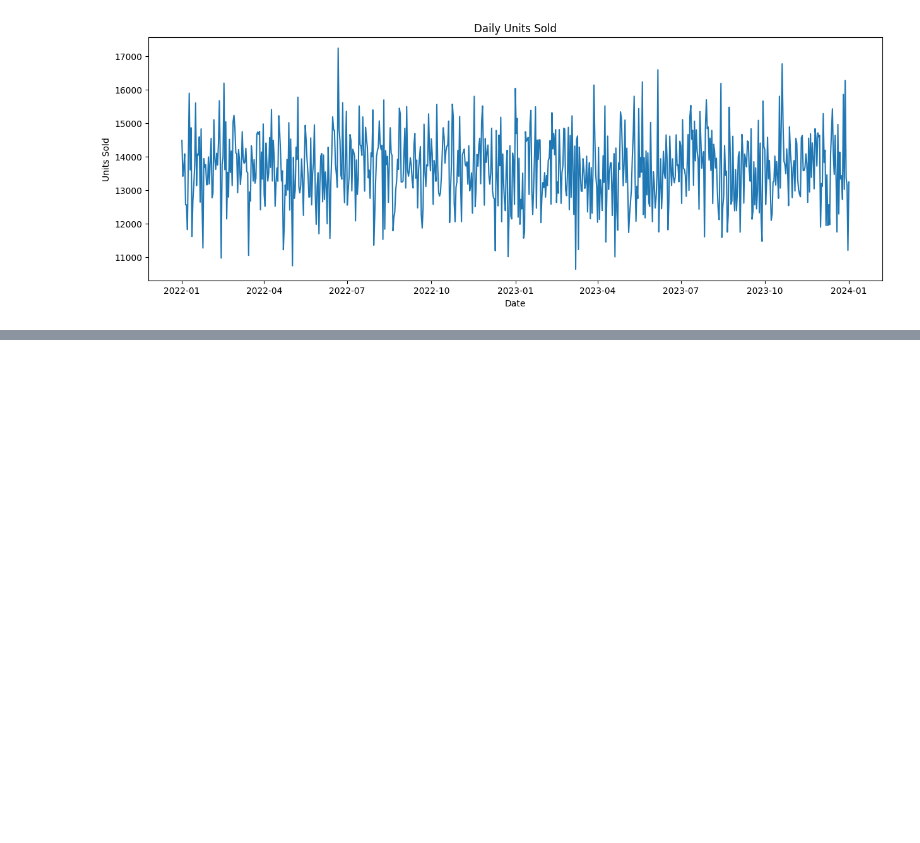
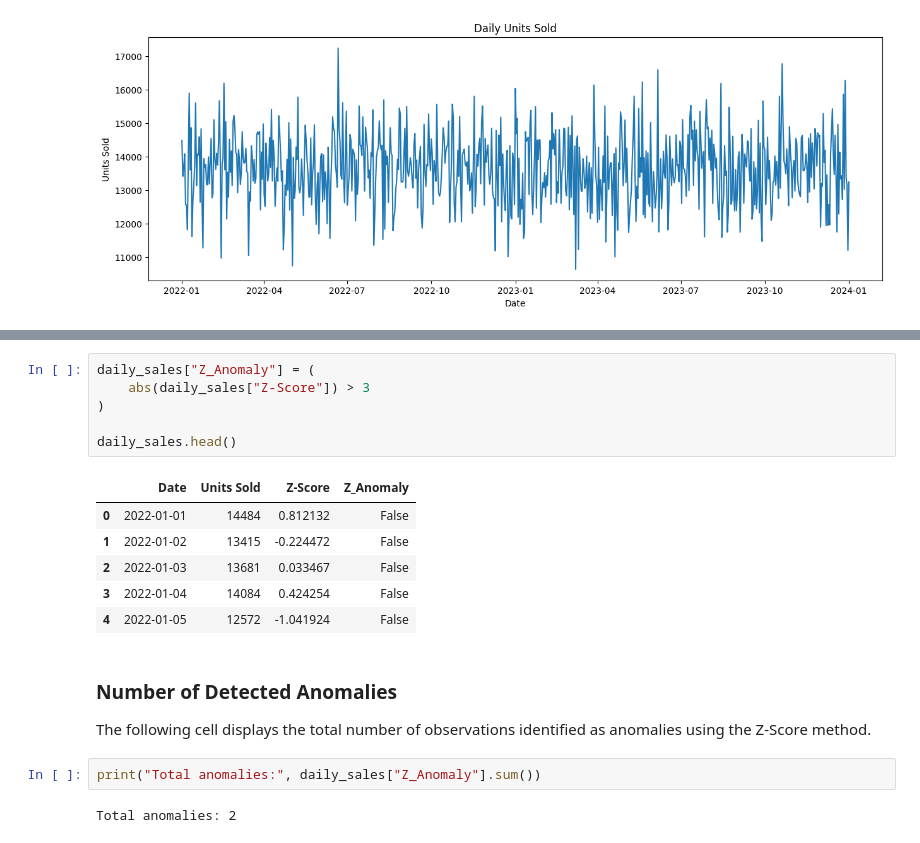
Before and after one commit to Adithyan-7/supply-chain-demand-forecasting, a Jupyter notebook: notebooks/03_anomaly_detection.ipynb, the cells around one changed output, grey strips where cells are left out. Cells and saved outputs as stored; diff of their text form; blank space fills up the shorter version.

```diff
--- a/notebooks/03_anomaly_detection.ipynb
+++ b/notebooks/03_anomaly_detection.ipynb
@@ -84,0 +104,21 @@ plt.show()
+# %%
+daily_sales["Z_Anomaly"] = (
+    abs(daily_sales["Z-Score"]) > 3
+)
+
+daily_sales.head()
+# %% [output]
+|  | Date | Units Sold | Z-Score | Z_Anomaly |
+| 0 | 2022-01-01 | 14484 | 0.812132 | False |
+| 1 | 2022-01-02 | 13415 | -0.224472 | False |
+| 2 | 2022-01-03 | 13681 | 0.033467 | False |
+| 3 | 2022-01-04 | 14084 | 0.424254 | False |
+| 4 | 2022-01-05 | 12572 | -1.041924 | False |
+# %% [markdown]
+### Number of Detected Anomalies
+
+The following cell displays the total number of observations identified as anomalies using the Z-Score method.
+# %%
+print("Total anomalies:", daily_sales["Z_Anomaly"].sum())
+# %% [output]
+Total anomalies: 2
```
Also changed, not shown: parts of 6 cells of this notebook.
